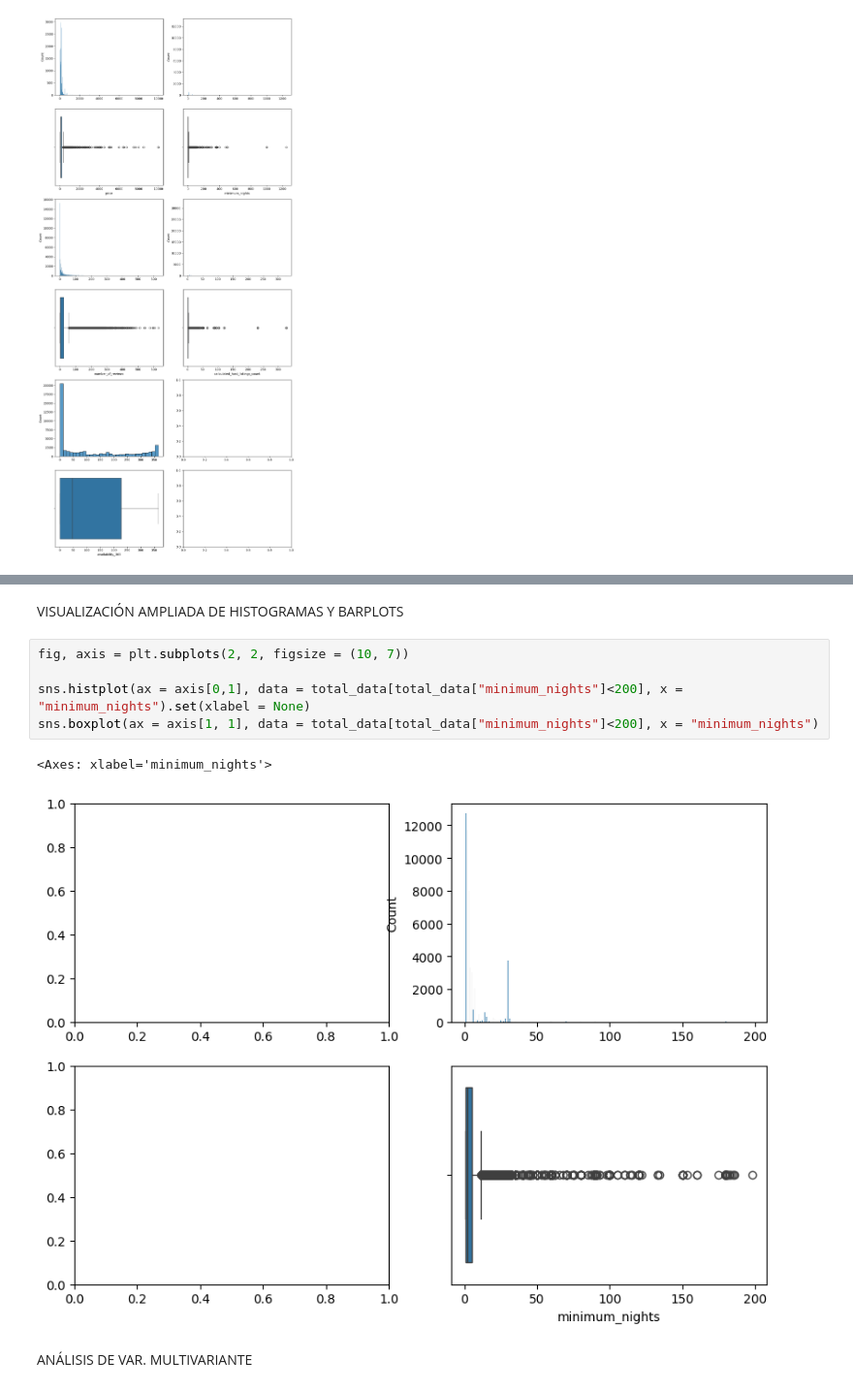
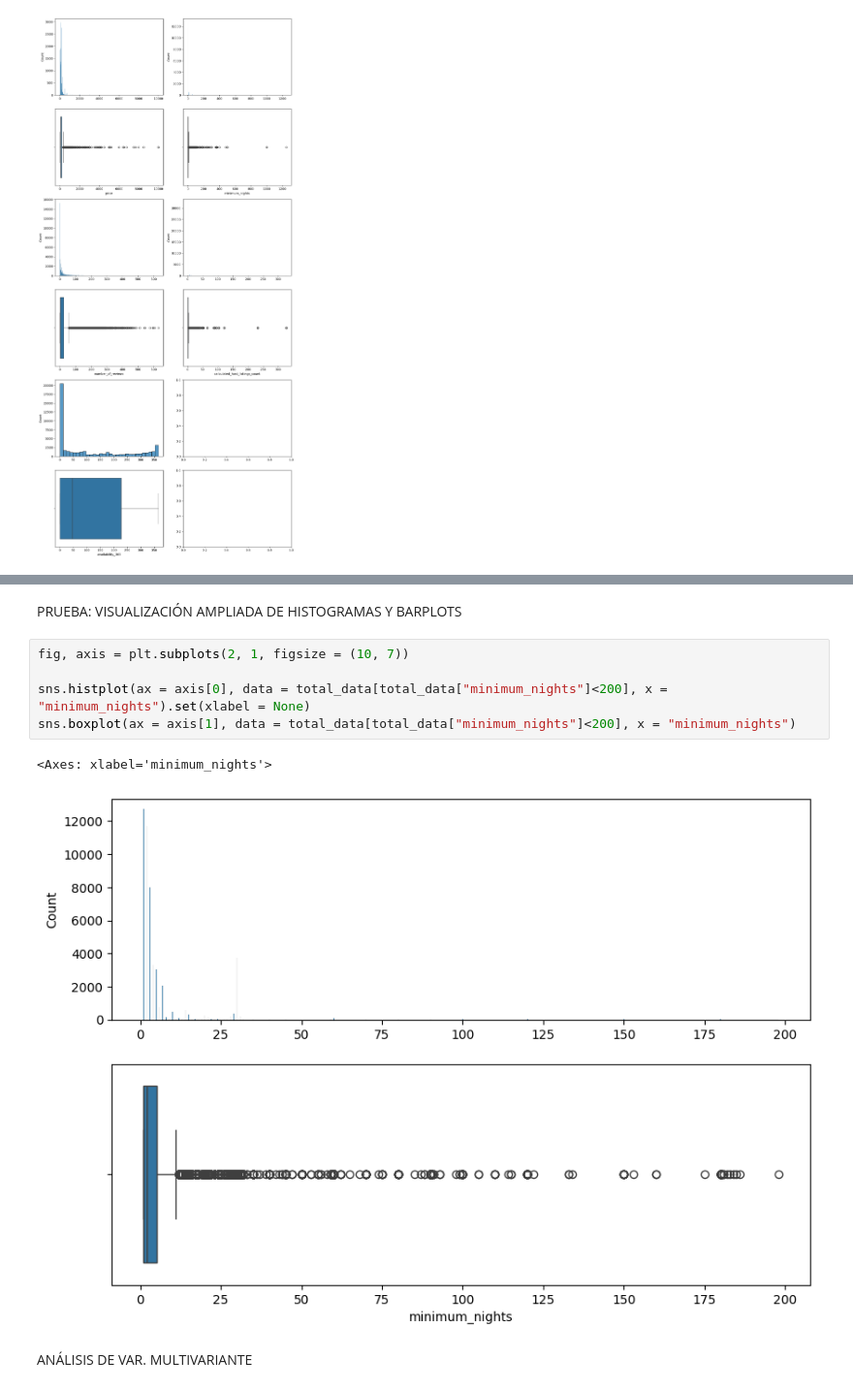
Before and after one commit to 4GeeksAcademy/CristinaChico_EDA, a Jupyter notebook: src/explore.ipynb, the cells around one changed output, grey strips where cells are left out. Shown at 97% size. Drawn from its saved outputs; the diff is of its cells as text.

```diff
--- a/src/explore.ipynb
+++ b/src/explore.ipynb
@@ -171,13 +187,13 @@ En el boxplot de price se refuerza la evidencia de los outliers, los demás apar
 # %% [markdown]
-VISUALIZACIÓN AMPLIADA DE HISTOGRAMAS Y BARPLOTS
+PRUEBA: VISUALIZACIÓN AMPLIADA DE HISTOGRAMAS Y BARPLOTS
 # %%
-fig, axis = plt.subplots(2, 2, figsize = (10, 7))
+fig, axis = plt.subplots(2, 1, figsize = (10, 7))
 
-sns.histplot(ax = axis[0,1], data = total_data[total_data["minimum_nights"]<200], x = "minimum_nights").set(xlabel = None)
-sns.boxplot(ax = axis[1, 1], data = total_data[total_data["minimum_nights"]<200], x = "minimum_nights")
+sns.histplot(ax = axis[0], data = total_data[total_data["minimum_nights"]<200], x = "minimum_nights").set(xlabel = None)
+sns.boxplot(ax = axis[1], data = total_data[total_data["minimum_nights"]<200], x = "minimum_nights")
 # %% [output]
 <Axes: xlabel='minimum_nights'>
-[figure, old version]
+[figure, new version]
 # %% [markdown]
 ANÁLISIS DE VAR. MULTIVARIANTE
 # %%
```
Also changed, not shown: parts of 4 cells of this notebook.
